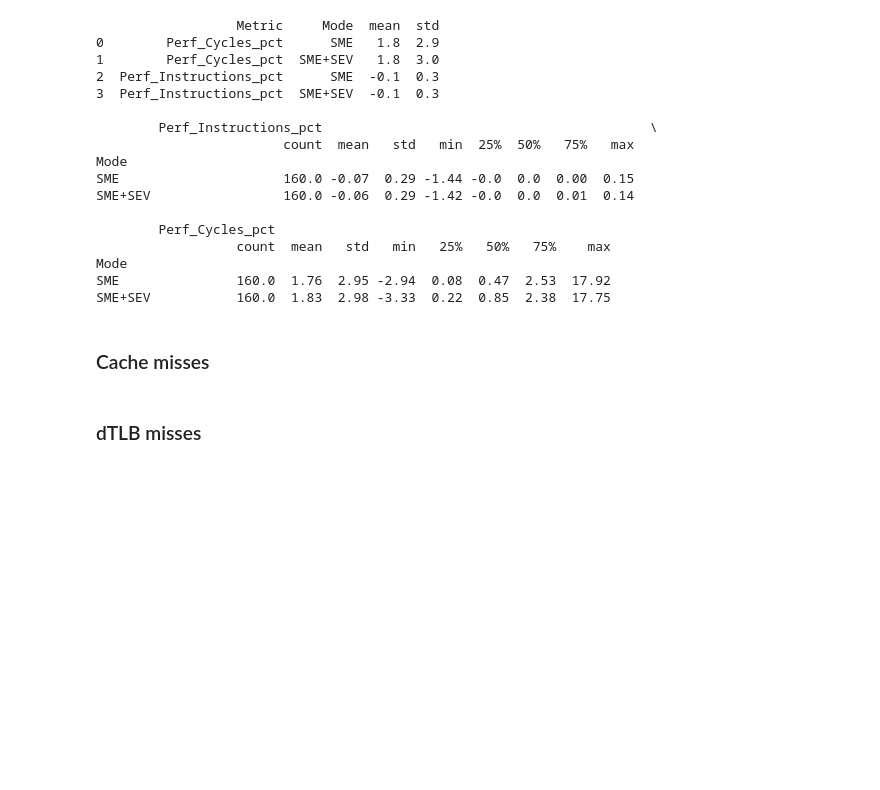
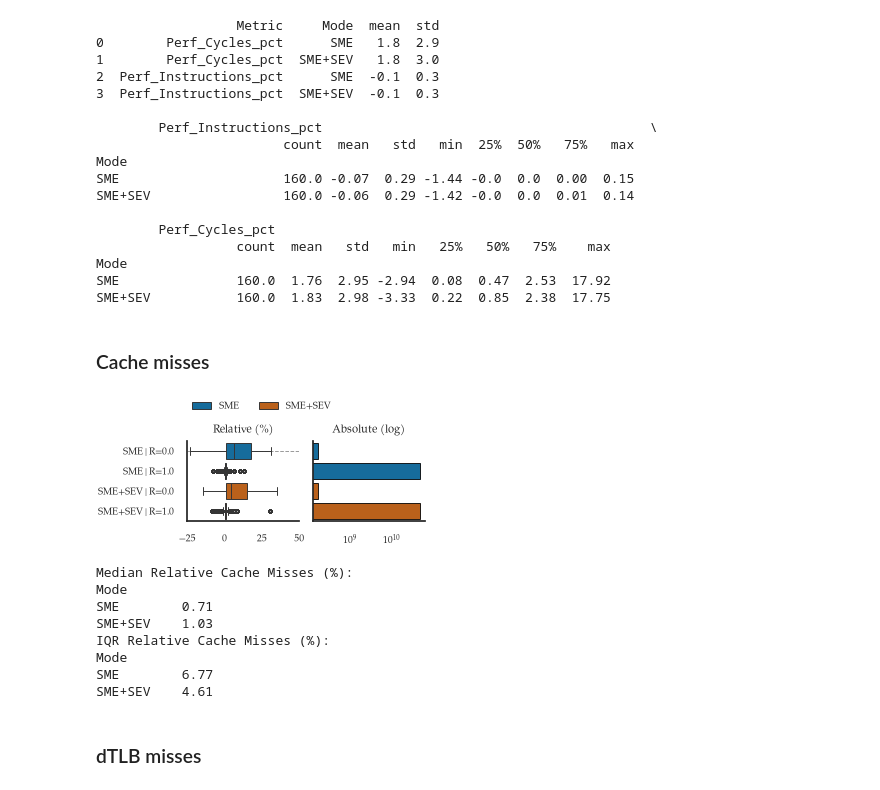
Before and after one commit to engelsm/AMD-CC-Perf, a Jupyter notebook: benchmark/spmv/spmv_analysis.ipynb, the cells around one changed output. Drawn from its saved outputs; the diff is of its cells as text; code cells hidden in the pictures; blank space fills up the shorter version.

```diff
--- a/benchmark/spmv/spmv_analysis.ipynb
+++ b/benchmark/spmv/spmv_analysis.ipynb
@@ -1263,7 +1262,7 @@ cmiss_df = cmiss_df.merge(
     how="left"
 )
 
-fig, axes = plt.subplots(1, 2, figsize=(cs.COLW, 1.8), constrained_layout=True, sharey=True)
+fig, axes = plt.subplots(1, 2, figsize=(cs.COLW, 1.3), constrained_layout=True, sharey=True)
 
 sns.boxplot(
     data=cmiss_df,
@@ -1285,33 +1284,43 @@ cs.zero_line(axes[0])
 sns.barplot(
     data=cmiss_df,
     x="Perf_CacheMisses_x",
     y="Mode_Randomness",
     hue="Mode",
     hue_order=cs.MODE_ORDER_2,
     palette=MODE_PALETTE_2,
     ax=axes[1],
     errorbar=None,
     edgecolor="black",
     linewidth=0.6,
 )
 axes[1].set_xscale("log")
 axes[1].set_title("Absolute (log)", fontsize=8)
 axes[1].set_ylabel("")
 axes[1].set_xlabel("")
 
 handles, labels = axes[0].get_legend_handles_labels()
 cs.remove_legend(axes[0])
 cs.remove_legend(axes[1])
 fig.legend(handles, labels, ncol=2, loc="lower center", bbox_to_anchor=(0.5, 1.0), frameon=False)
 
 fig.savefig("images/CacheMiss_Relative_vs_Absolute.pdf")
 plt.show()
 
 print("Median Relative Cache Misses (%):")
 print(overhead_df.groupby("Mode")["Perf_CacheMisses_pct"].median().round(2).to_string())
 print("IQR Relative Cache Misses (%):")
 iqr = overhead_df.groupby("Mode")["Perf_CacheMisses_pct"].agg(lambda x: x.quantile(0.75) - x.quantile(0.25))
 print(iqr.round(2).to_string())
+# %% [output]
+[figure, added]
+Median Relative Cache Misses (%):
+Mode
+SME        0.71
+SME+SEV    1.03
+IQR Relative Cache Misses (%):
+Mode
+SME        6.77
+SME+SEV    4.61
 # %% [markdown]
 ### dTLB misses
 # %%
```
Also changed, not shown: parts of 4 cells of this notebook, 1 other file.
